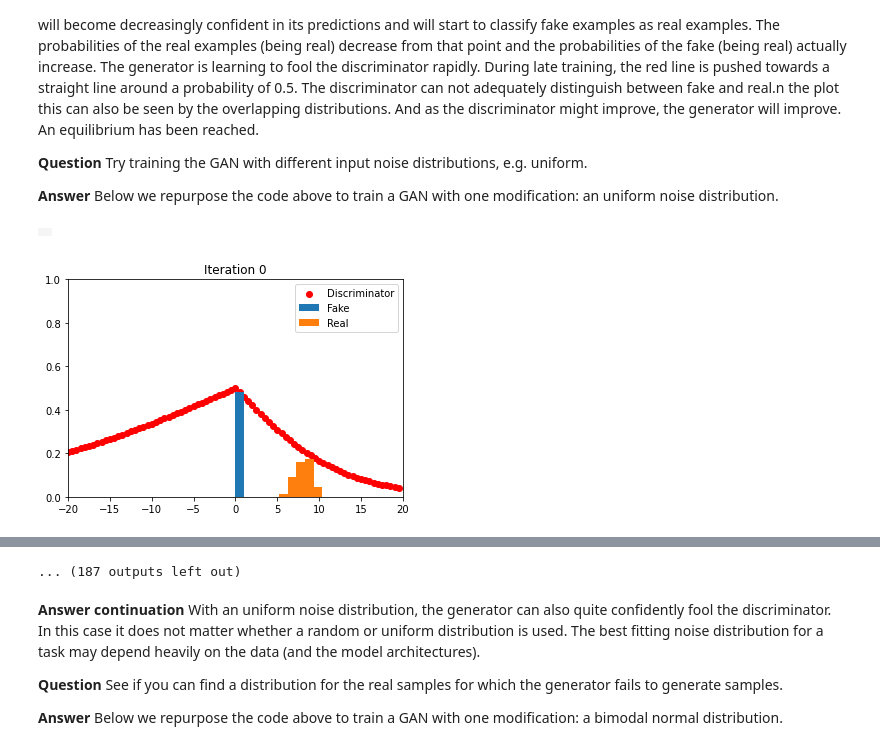
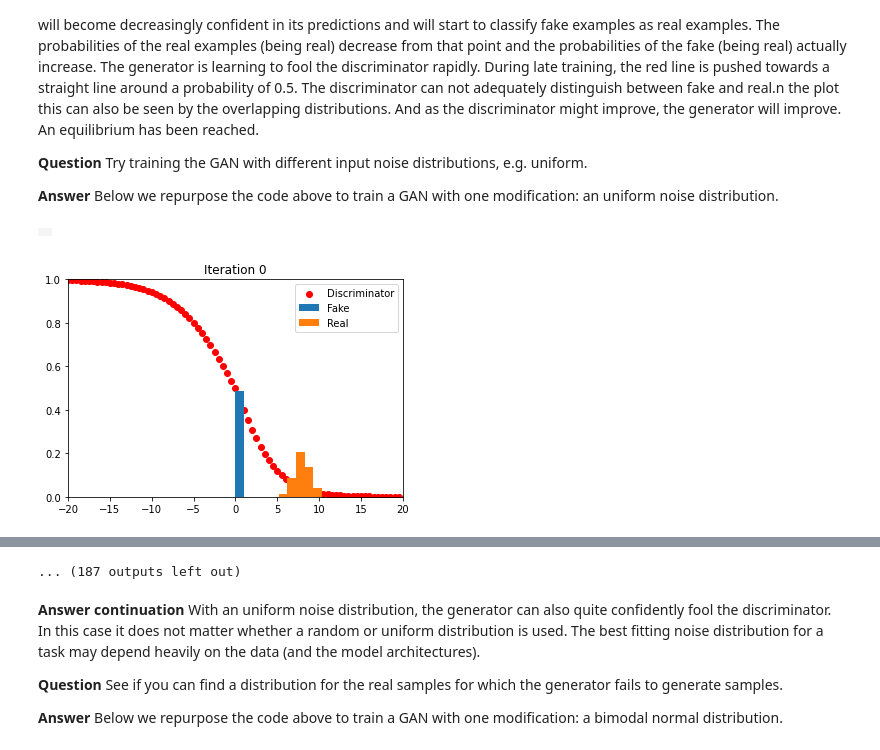
Before and after one commit to VincentV0/8dm50-machine-learning, a Jupyter notebook: practicals/week_5.ipynb, the cells around one changed output, grey strips where cells are left out. Cells and saved outputs as stored; diff of their text form; code cells hidden in the pictures.

```diff
--- a/practicals/week_5.ipynb
+++ b/practicals/week_5.ipynb
@@ -202,7 +202,7 @@ for e in range(epochs):
     with grid.output_to(0, 0):
       grid.clear_cell()
 
-      # plt.clf()
+      plt.clf()
       pylab.hist((np.squeeze(fake), np.squeeze(real)), density=True, stacked=True)
       pylab.scatter(np.arange(-20, 20, 0.5), pred, c='r')
       pylab.xlim(-20, 20)
@@ -308,35 +308,35 @@ for e in range(epochs):
   g_loss = gan.train_on_batch(noise, Y_gen)
   g_losses_uniform.append(g_loss)
 
   if e % 100 == 0:
     noise = np.random.uniform(0, 1, size=[n_samples, latent_dim])
     fake = generator.predict(noise)
     real = np.random.normal(real_mean, 1, size=[n_samples, latent_dim])
     pred = discriminator.predict(np.arange(-20, 20, 0.5).reshape((80, 1)))
 
     if e % 2000 == 0:
       plt.figure(e)
       plt.hist((np.squeeze(fake), np.squeeze(real)), density=True, stacked=True)
       plt.scatter(np.arange(-20, 20, 0.5), pred, c='r')
       plt.xlim(-20, 20)
       plt.ylim(0, 1)
       plt.title('Iteration {}'.format(e))
       plt.legend(['Discriminator', 'Fake', 'Real'])
 
     with grid.output_to(0, 0):
       grid.clear_cell()
 
-      # plt.clf()
+      plt.clf()
       pylab.hist((np.squeeze(fake), np.squeeze(real)), density=True, stacked=True)
       pylab.scatter(np.arange(-20, 20, 0.5), pred, c='r')
       pylab.xlim(-20, 20)
       pylab.ylim(0, 1)
       pylab.title('Iteration {}'.format(e))
       pylab.legend(['Discriminator', 'Fake', 'Real'])
     time.sleep(0.5)
 # %% [output]
 |  |
-[figure, old version]
+[figure, new version]
 [interactive output not drawn]
 [interactive output not drawn]
 [interactive output not drawn]
```
Also changed, not shown: parts of 7 cells of this notebook.
